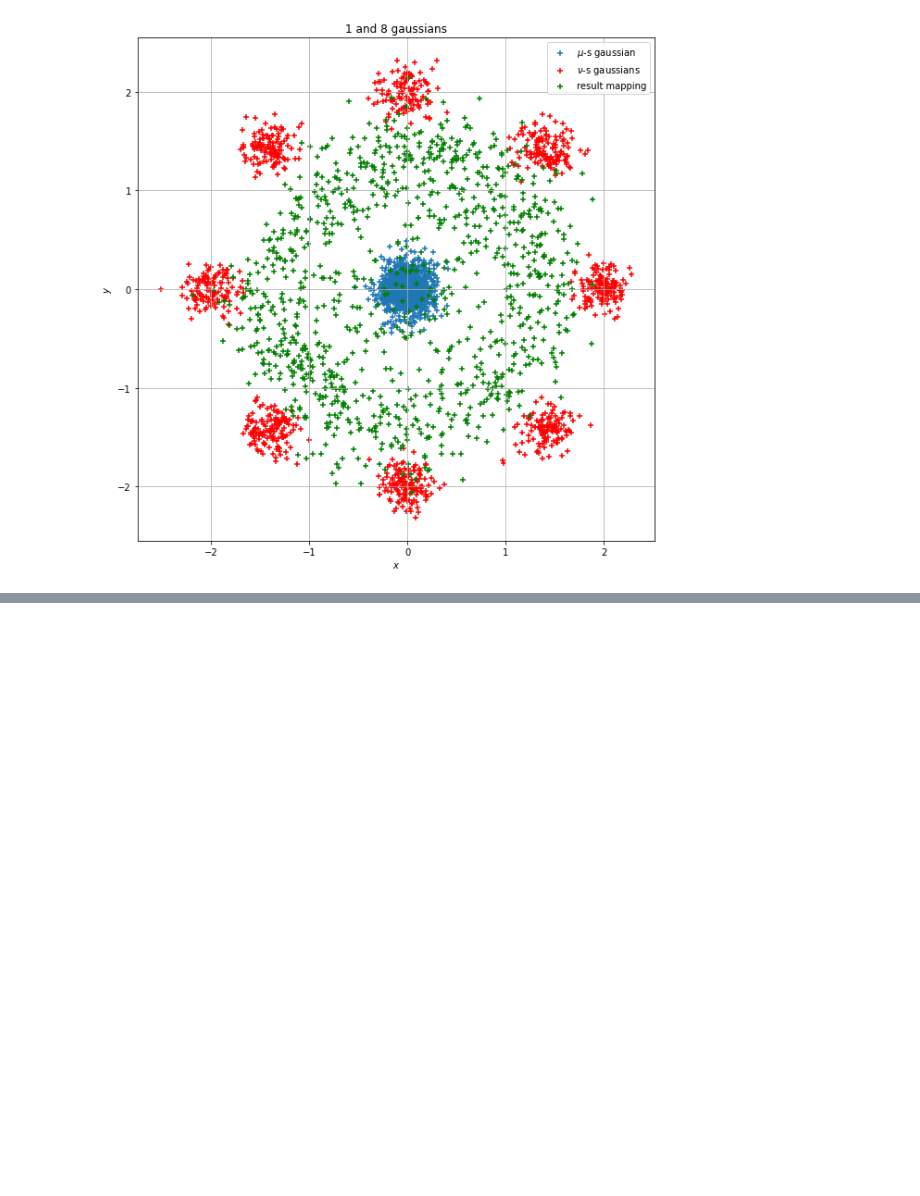
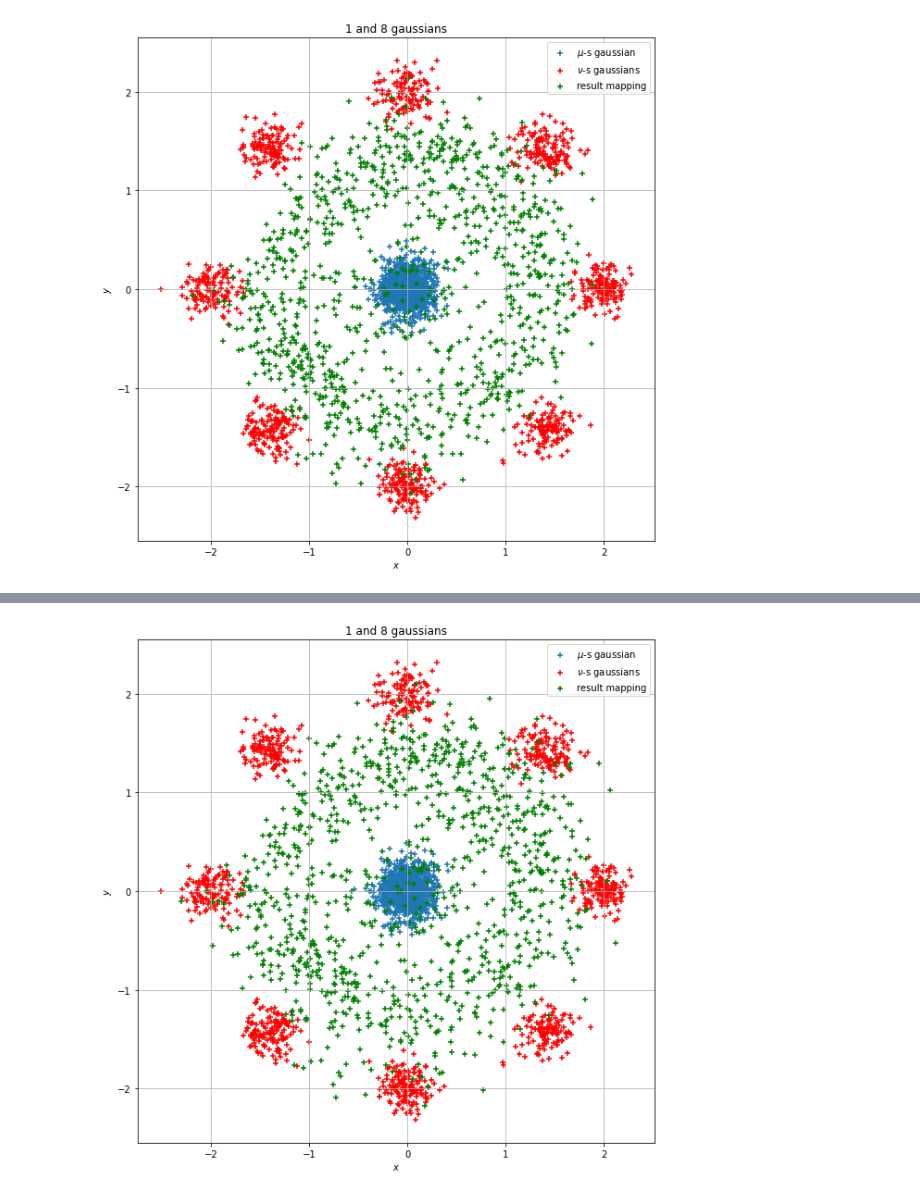
Before and after one commit to Daniil-Selikhanovych/Large-Scale-Optimal-Transport-and-Maping-Estimation, a Jupyter notebook: gaussian_learning_neural_ot/Gaussian_learning_OT.ipynb, the cells around one changed output, grey strips where cells are left out. Saved outputs shown, nothing was run; the diff lists cells and outputs as text; code cells hidden in the pictures; blank space fills up the shorter version.

```diff
--- a/gaussian_learning_neural_ot/Gaussian_learning_OT.ipynb
+++ b/gaussian_learning_neural_ot/Gaussian_learning_OT.ipynb
@@ -179,0 +177,4 @@ plt.grid(True)
+# %%
+default_experiment.plot_2d_mapping()
+# %% [output]
+[figure, added]
```
Also changed, not shown: parts of 4 cells of this notebook, 2 other files.
